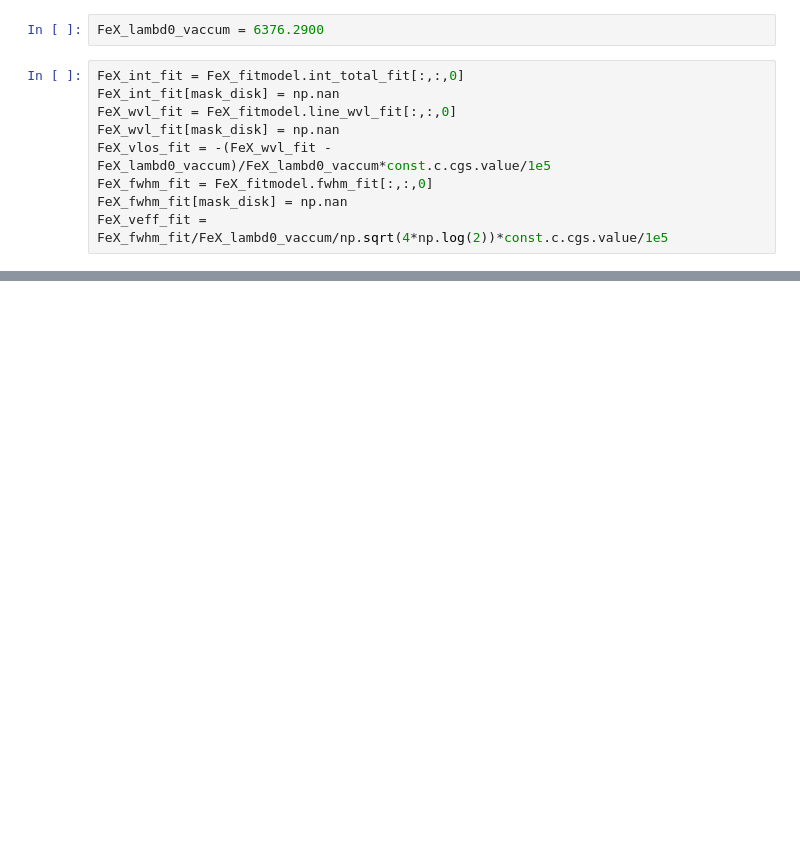
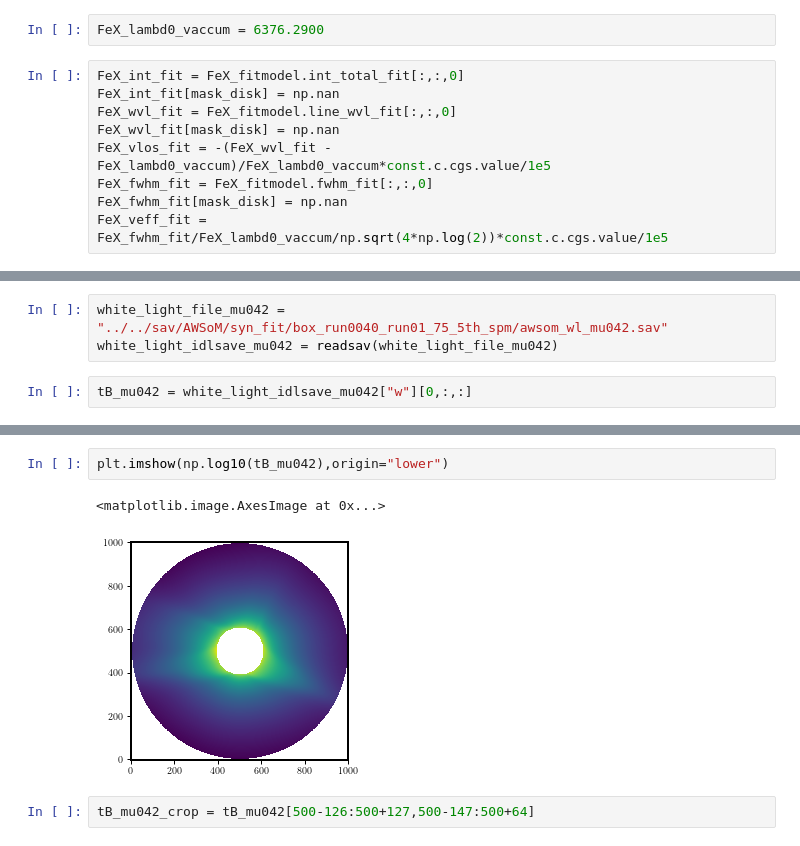
Before and after one commit to yjzhu-solar/Eclipse2017, a Jupyter notebook: ipynb/awsom/awsom_new_photoexec.ipynb, the cells around one changed output, grey strips where cells are left out. Saved outputs shown, nothing was run; the diff lists cells and outputs as text; blank space fills up the shorter version.

```diff
--- a/ipynb/awsom/awsom_new_photoexec.ipynb
+++ b/ipynb/awsom/awsom_new_photoexec.ipynb
@@ -158,0 +175,5 @@ for ax_ in (ax1,ax2,ax3):
+# %%
+white_light_file_mu042 = "../../sav/AWSoM/syn_fit/box_run0040_run01_75_5th_spm/awsom_wl_mu042.sav"
+white_light_idlsave_mu042 = readsav(white_light_file_mu042)
+# %%
+tB_mu042 = white_light_idlsave_mu042["w"][0,:,:]
@@ -158,0 +184,7 @@ for ax_ in (ax1,ax2,ax3):
+# %%
+plt.imshow(np.log10(tB_mu042),origin="lower")
+# %% [output]
+<matplotlib.image.AxesImage at 0x...>
+[figure, added]
+# %%
+tB_mu042_crop = tB_mu042[500-126:500+127,500-147:500+64]
```
Also changed, not shown: parts of 11 cells of this notebook, 4 other files.
